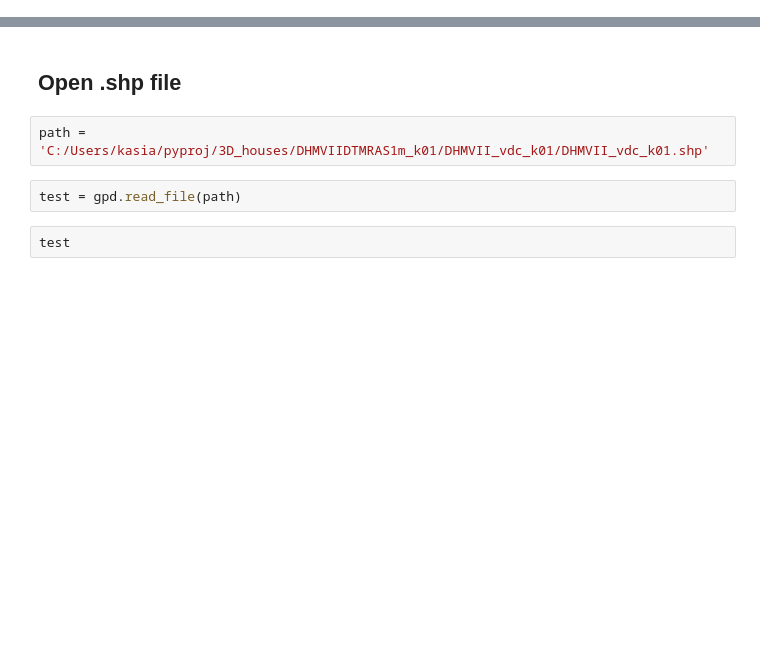
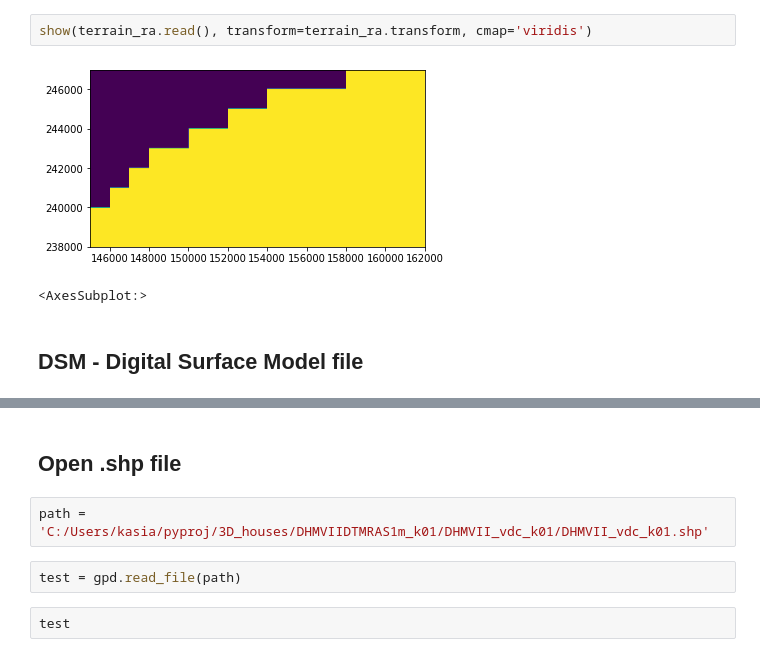
Before and after one commit to kpranke/3D_houses, a Jupyter notebook: 3D Houses.ipynb, the cells around one changed output, grey strips where cells are left out. Cells and saved outputs as stored; diff of their text form; blank space fills up the shorter version.

```diff
--- a/3D Houses.ipynb
+++ b/3D Houses.ipynb
@@ -43,0 +210,7 @@ df.head()
+# %%
+show(terrain_ra.read(), transform=terrain_ra.transform, cmap='viridis')
+# %% [output]
+[figure, added]
+<AxesSubplot:>
+# %% [markdown]
+## DSM - Digital Surface Model file
```
Also changed, not shown: parts of 41 cells of this notebook.
